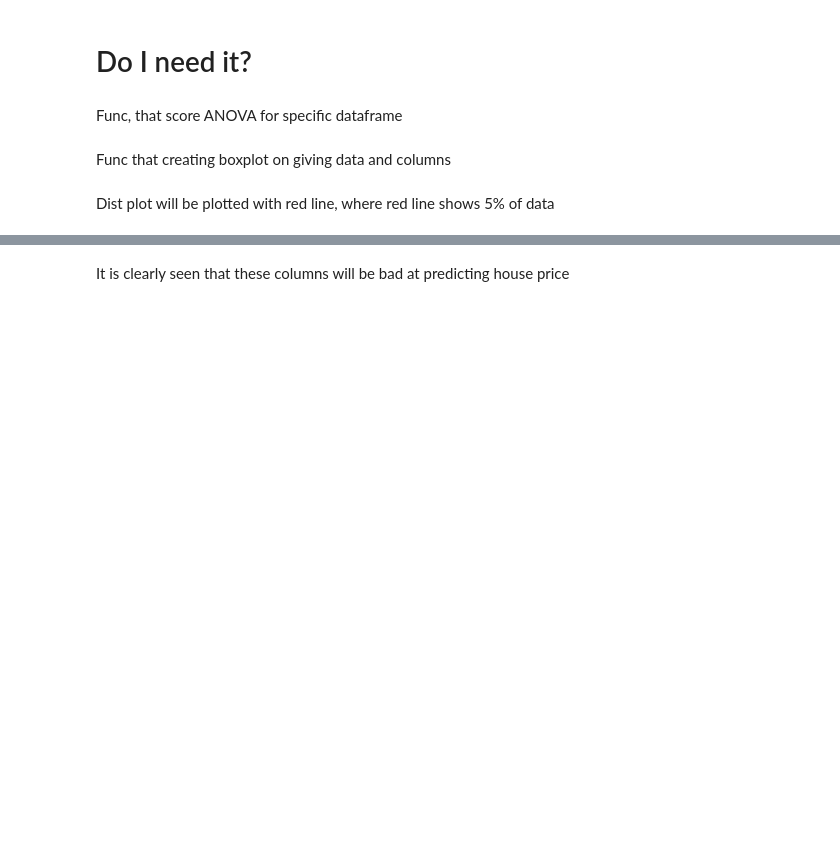
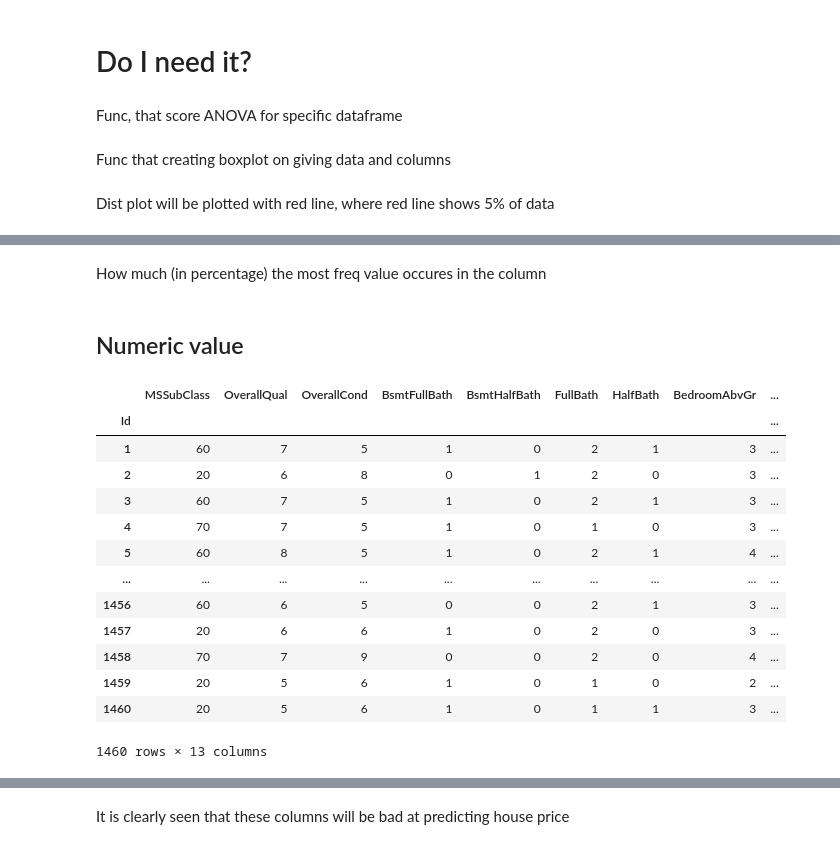
Before and after one commit to Golden-dreamer/kaggle-house, a Jupyter notebook: notebooks/Data exploration.ipynb, the cells around one changed output, grey strips where cells are left out. Drawn from its saved outputs; the diff is of its cells as text; code cells hidden in the pictures; blank space fills up the shorter version.

```diff
--- a/notebooks/Data exploration.ipynb
+++ b/notebooks/Data exploration.ipynb
@@ -862,0 +781,4 @@ def make_dist(data, col_info_list):
+# %%
+low_cardinality_df = Full_train[low_categorical_col].astype('object')
+# %% [markdown]
+How much (in percentage) the most freq value occures in the column
@@ -862,0 +792,21 @@ def make_dist(data, col_info_list):
+# %% [markdown]
+## Numeric value
+# %%
+numeric_categoricalDF = low_cardinality_df.loc[:, low_cardinality_df.columns.isin(numeric_catetgorical_cols)]
+numeric_categoricalDF = numeric_categoricalDF.astype(int)
+numeric_categoricalDF
+# %% [output]
+|  | MSSubClass | OverallQual | OverallCond | BsmtFullBath | BsmtHalfBath | FullBath | HalfBath | BedroomAbvGr | ... |
+| Id |  |  |  |  |  |  |  |  | ... |
+| 1 | 60 | 7 | 5 | 1 | 0 | 2 | 1 | 3 | ... |
+| 2 | 20 | 6 | 8 | 0 | 1 | 2 | 0 | 3 | ... |
+| 3 | 60 | 7 | 5 | 1 | 0 | 2 | 1 | 3 | ... |
+| 4 | 70 | 7 | 5 | 1 | 0 | 1 | 0 | 3 | ... |
+| 5 | 60 | 8 | 5 | 1 | 0 | 2 | 1 | 4 | ... |
+| ... | ... | ... | ... | ... | ... | ... | ... | ... | ... |
+| 1456 | 60 | 6 | 5 | 0 | 0 | 2 | 1 | 3 | ... |
+| 1457 | 20 | 6 | 6 | 1 | 0 | 2 | 0 | 3 | ... |
+| 1458 | 70 | 7 | 9 | 0 | 0 | 2 | 0 | 4 | ... |
+| 1459 | 20 | 5 | 6 | 1 | 0 | 1 | 0 | 2 | ... |
+| 1460 | 20 | 5 | 6 | 1 | 0 | 1 | 1 | 3 | ... |
+1460 rows × 13 columns
```
Also changed, not shown: parts of 155 cells of this notebook.
